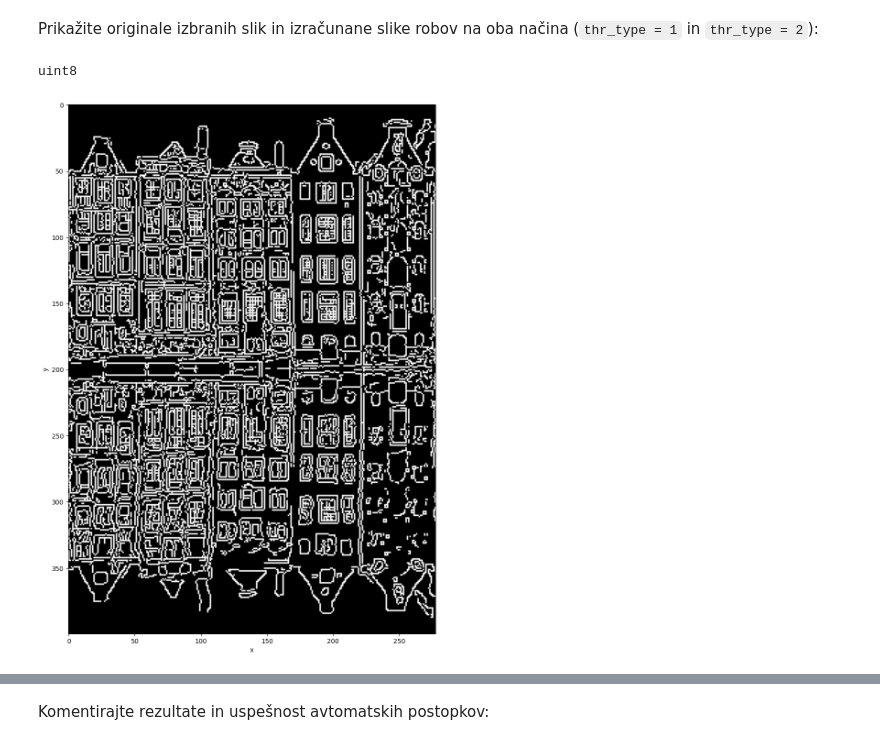
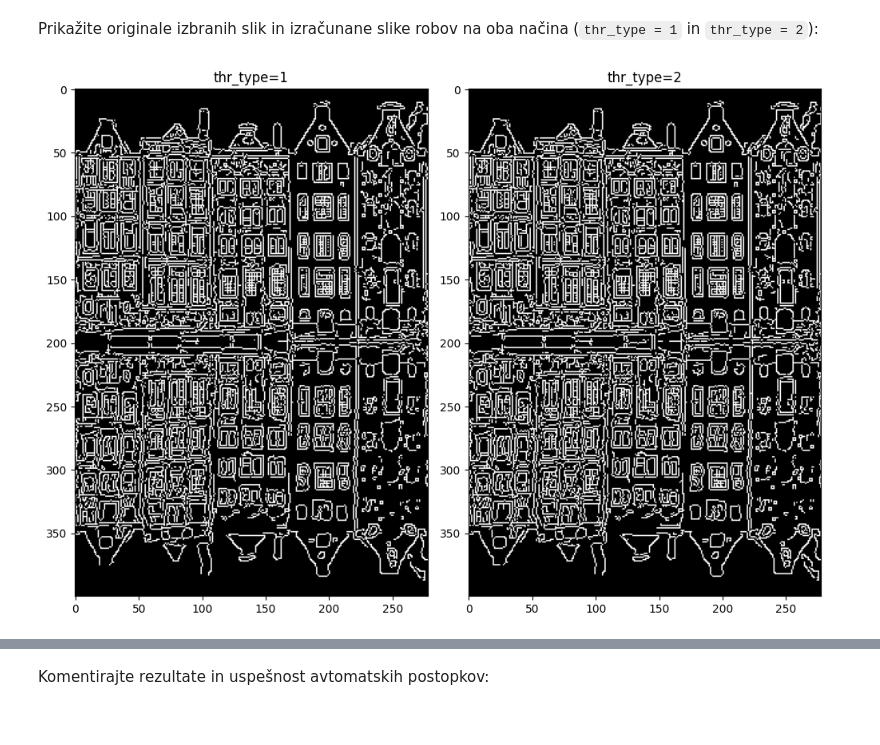
Before and after one commit to anamahau/Vaje_robotski_vid, a Jupyter notebook: 04_robustno_iskanje_2D_objektov/Vaja04_Robustno_iskanje_2D_objektov/Vaja04-domaca_naloga.ipynb, the cells around one changed output, grey strips where cells are left out. Cells and saved outputs as stored; diff of their text form; code cells hidden in the pictures.

```diff
--- a/04_robustno_iskanje_2D_objektov/Vaja04_Robustno_iskanje_2D_objektov/Vaja04-domaca_naloga.ipynb
+++ b/04_robustno_iskanje_2D_objektov/Vaja04_Robustno_iskanje_2D_objektov/Vaja04-domaca_naloga.ipynb
@@ -48,11 +49,18 @@ def cornersDetector(iImage, thr_type=1):
     return oImage
 # %% [markdown]
 Prikažite originale izbranih slik in izračunane slike robov na oba načina (`thr_type = 1` in `thr_type = 2`):
-# %%
-
-img1 = cv.imread('data/slika1.jpg')
-edges1 = cornersDetector(img1, thr_type=2)
-showImage(edges1)
-# %% [output]
-uint8
-[figure, removed]
+# %%
+
+img1 = cv.imread('data/slika1.jpg')
+edges1_1 = cornersDetector(img1, thr_type=1)
+edges1_2 = cornersDetector(img1, thr_type=2)
+
+fig, axs = plt.subplots(1, 2, figsize=(10, 8))
+axs[0].set_title('thr_type=1')
+axs[0].imshow(edges1_1, cmap='gray')
+axs[1].set_title('thr_type=2')
+axs[1].imshow(edges1_2, cmap='gray')
+plt.tight_layout()
+plt.show()
+# %% [output]
+[figure, added]
```
Also changed, not shown: parts of 7 cells of this notebook.
